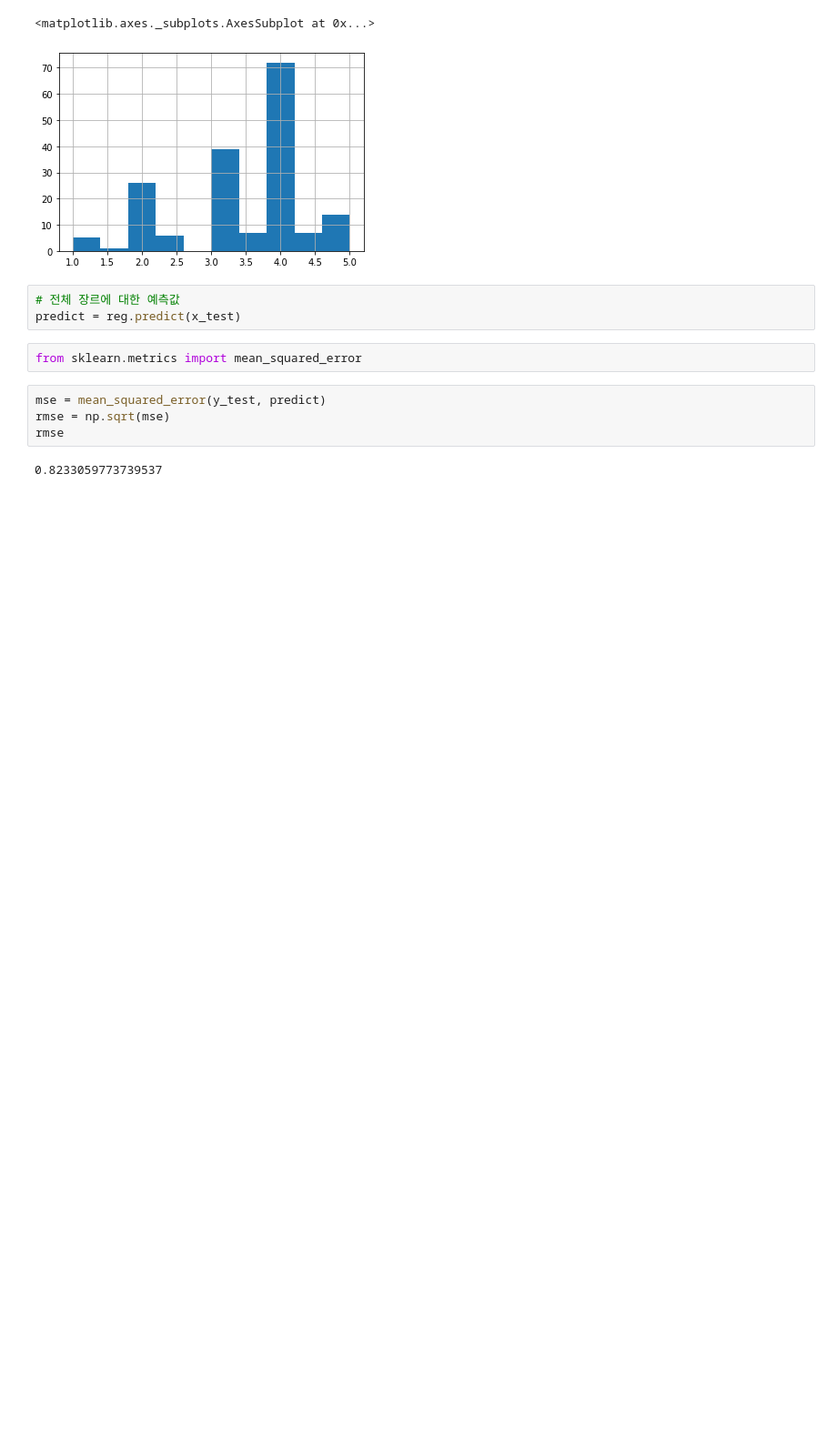
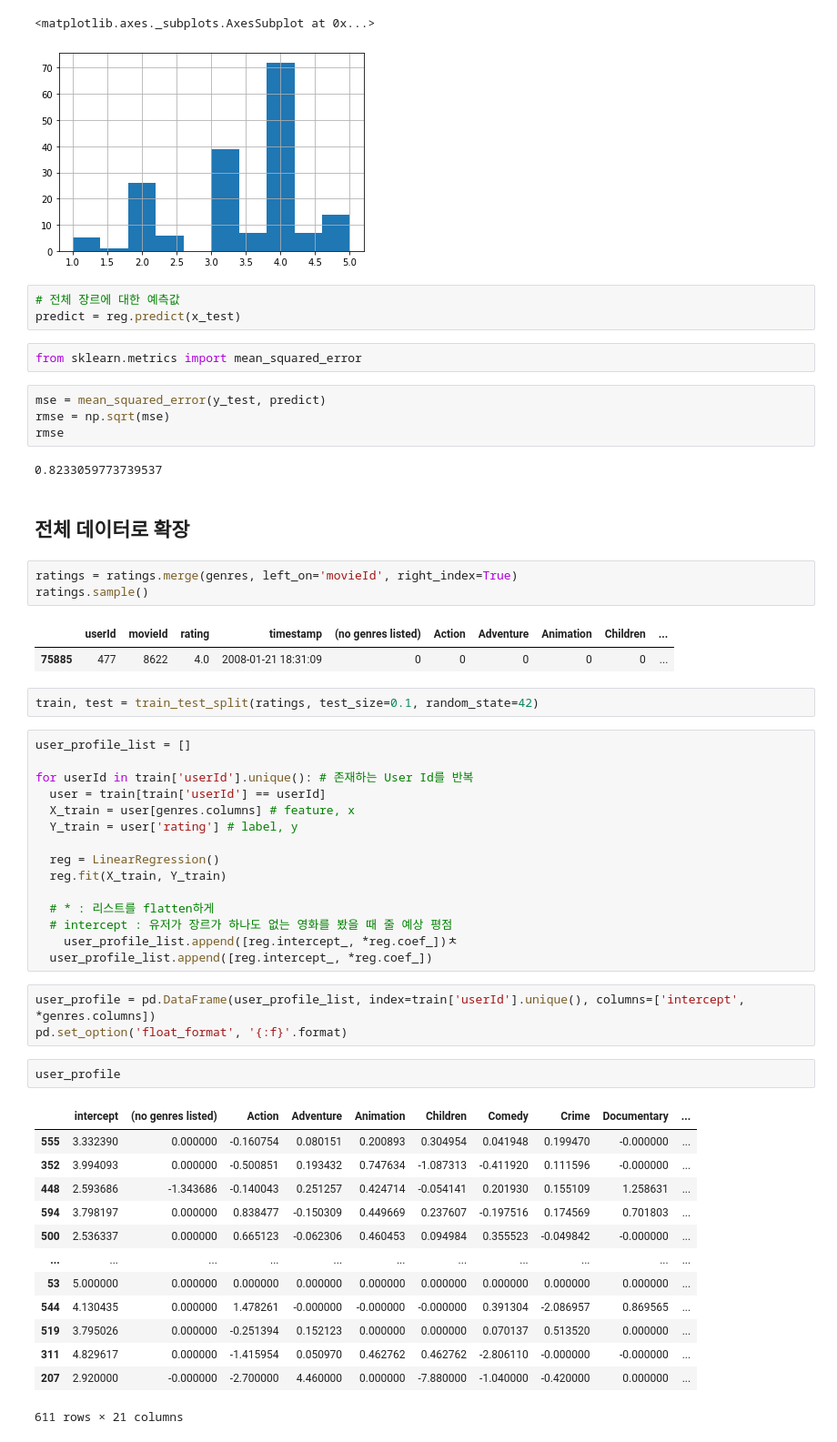
Before and after one commit to JaebinChoi/Recommendation-System, a Jupyter notebook: content_based_recommendation2.ipynb, the cells around one changed output. Shown at 91% size. Drawn from its saved outputs; the diff is of its cells as text; blank space fills up the shorter version.

Commit message:
User Profile

```diff
--- a/content_based_recommendation2.ipynb
+++ b/content_based_recommendation2.ipynb
@@ -156,3 +156,47 @@ rmse = np.sqrt(mse)
 rmse
 # %% [output]
 0.8233059773739537
+# %% [markdown]
+## 전체 데이터로 확장
+# %%
+ratings = ratings.merge(genres, left_on='movieId', right_index=True)
+ratings.sample()
+# %% [output]
+|  | userId | movieId | rating | timestamp | (no genres listed) | Action | Adventure | Animation | Children | ... |
+| 75885 | 477 | 8622 | 4.0 | 2008-01-21 18:31:09 | 0 | 0 | 0 | 0 | 0 | ... |
+# %%
+train, test = train_test_split(ratings, test_size=0.1, random_state=42)
+# %%
+user_profile_list = []
+
+for userId in train['userId'].unique(): # 존재하는 User Id를 반복
+  user = train[train['userId'] == userId]
+  X_train = user[genres.columns] # feature, x
+  Y_train = user['rating'] # label, y
+
+  reg = LinearRegression()
+  reg.fit(X_train, Y_train)
+
+  # * : 리스트를 flatten하게
+  # intercept : 유저가 장르가 하나도 없는 영화를 봤을 때 줄 예상 평점
+    user_profile_list.append([reg.intercept_, *reg.coef_])ㅊ
+  user_profile_list.append([reg.intercept_, *reg.coef_])
+# %%
+user_profile = pd.DataFrame(user_profile_list, index=train['userId'].unique(), columns=['intercept', *genres.columns])
+pd.set_option('float_format', '{:f}'.format)
+# %%
+user_profile
+# %% [output]
+|  | intercept | (no genres listed) | Action | Adventure | Animation | Children | Comedy | Crime | Documentary | ... |
+| 555 | 3.332390 | 0.000000 | -0.160754 | 0.080151 | 0.200893 | 0.304954 | 0.041948 | 0.199470 | -0.000000 | ... |
+| 352 | 3.994093 | 0.000000 | -0.500851 | 0.193432 | 0.747634 | -1.087313 | -0.411920 | 0.111596 | -0.000000 | ... |
+| 448 | 2.593686 | -1.343686 | -0.140043 | 0.251257 | 0.424714 | -0.054141 | 0.201930 | 0.155109 | 1.258631 | ... |
+| 594 | 3.798197 | 0.000000 | 0.838477 | -0.150309 | 0.449669 | 0.237607 | -0.197516 | 0.174569 | 0.701803 | ... |
+| 500 | 2.536337 | 0.000000 | 0.665123 | -0.062306 | 0.460453 | 0.094984 | 0.355523 | -0.049842 | -0.000000 | ... |
+| ... | ... | ... | ... | ... | ... | ... | ... | ... | ... | ... |
+| 53 | 5.000000 | 0.000000 | 0.000000 | 0.000000 | 0.000000 | 0.000000 | 0.000000 | 0.000000 | 0.000000 | ... |
+| 544 | 4.130435 | 0.000000 | 1.478261 | -0.000000 | -0.000000 | -0.000000 | 0.391304 | -2.086957 | 0.869565 | ... |
+| 519 | 3.795026 | 0.000000 | -0.251394 | 0.152123 | 0.000000 | 0.000000 | 0.070137 | 0.513520 | 0.000000 | ... |
+| 311 | 4.829617 | 0.000000 | -1.415954 | 0.050970 | 0.462762 | 0.462762 | -2.806110 | -0.000000 | -0.000000 | ... |
+| 207 | 2.920000 | -0.000000 | -2.700000 | 4.460000 | 0.000000 | -7.880000 | -1.040000 | -0.420000 | 0.000000 | ... |
+611 rows × 21 columns
```
Also changed, not shown: parts of 7 cells of this notebook.
